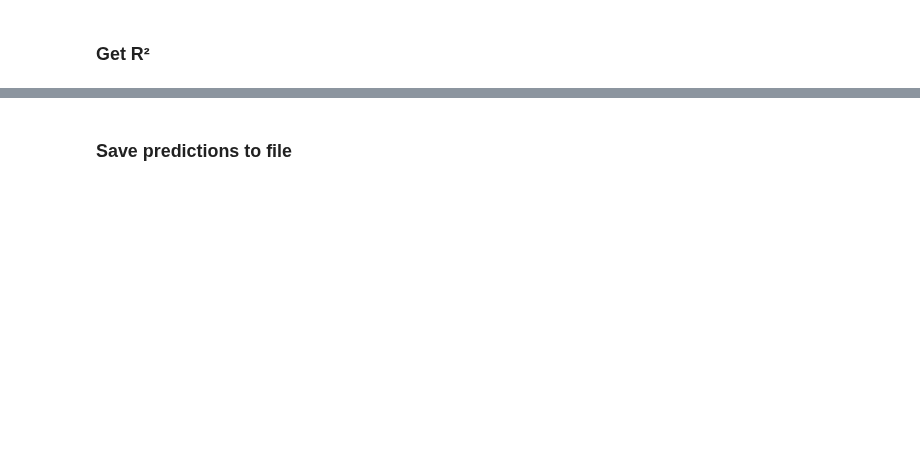
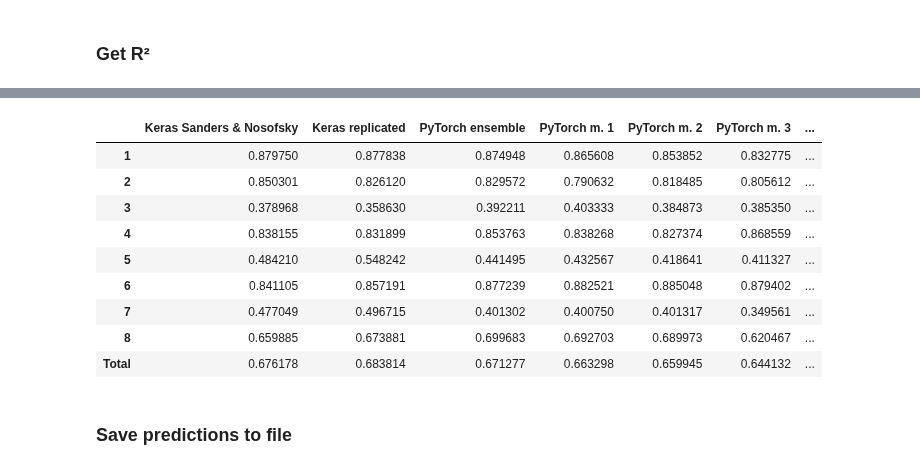
Before and after one commit to dominikpegler/mds_cnn, a Jupyter notebook: sanders_nosofsky_2020/fit_ensemble_pytorch.ipynb, the cells around one changed output, grey strips where cells are left out. Cells and saved outputs as stored; diff of their text form; code cells hidden in the pictures; blank space fills up the shorter version.

```diff
--- a/sanders_nosofsky_2020/fit_ensemble_pytorch.ipynb
+++ b/sanders_nosofsky_2020/fit_ensemble_pytorch.ipynb
@@ -331,7 +331,8 @@ data_transforms = {
         transforms.RandomResizedCrop(input_size, scale=(1, 1), ratio=(.33, 2.5)),
         transforms.RandomHorizontalFlip(),
         transforms.RandomVerticalFlip(),
-        transforms.RandomAffine(degrees=360, translate=(0.05, 0.05), shear=(-16, 16, -16, 16), scale=(.78, .89)),
+        #transforms.RandomAffine(degrees=360, translate=(0.2, 0.2), shear=(-16, 16, -16, 16), scale=(0.75, 1.)),
+        transforms.RandomAffine(degrees=360, translate=(0.2, 0.2), shear=(-16, 16, -16, 16), scale=(0.8, 1.4)),
         transforms.ColorJitter(brightness=(.95, 1.05), contrast=(.9, 1.1), saturation=(0.95, 1.15)), # new
         transforms.GaussianBlur(kernel_size=(1, 1), sigma=(.01, .5)), # new
         transforms.ToTensor(),
@@ -697,15 +752,16 @@ test_loader = DataLoader(test_dataset, batch_size=1, shuffle=False, num_workers=
 ### Run ensemble models (CNNs) ...
 ... to collect their individual predictions
 # %%
-test_pred = []
-rocks_120_pred = []
-n_ensemble = 1
+test_pred_ = []
+rocks_120_pred_ = []
 for e in range(n_ensemble):
     model = load_pretrained_model(e)
     pred = predict(model, test_loader)
-    test_pred.append(pred)
-    rocks_120_pred.append(predict(model, pred_loader, unlabeled=True))
+    test_pred_.append(pred)
+    rocks_120_pred_.append(predict(model, pred_loader, unlabeled=True))
 
 
-test_pred = np.mean(test_pred, 0)
-rocks_120_pred = np.mean(rocks_120_pred, 0)
+test_pred = np.mean(test_pred_, 0)
+rocks_120_pred = np.mean(rocks_120_pred_, 0)
+
+rocks_120_pred_ = np.array(rocks_120_pred_)
@@ -824,0 +791,20 @@ print(r2_score(Y_120, rocks_120_pred))
+# %%
+cnn_pred_file = "CNN Predictions/MDS Dimensions/cnn_predicted_mds_120.txt"
+cnn_pred = np.loadtxt(cnn_pred_file)
+
+cnn_keras_pred_file = "CNN Predictions/MDS Dimensions/cnn_keras_predicted_mds_120.txt"
+cnn_keras_pred = np.loadtxt(cnn_keras_pred_file)
+
+df_corr = pd.DataFrame(index=range(1,9))
+
+for dim in range(1, 9):
+    df_corr.loc[dim, "Keras Sanders & Nosofsky"] = np.corrcoef(cnn_pred[:, dim-1], Y_120[:, dim-1]).min()
+    df_corr.loc[dim, "Keras replicated"] = np.corrcoef(cnn_keras_pred[:, dim-1], Y_120[:, dim-1]).min()
+    df_corr.loc[dim, "PyTorch ensemble"] = np.corrcoef(rocks_120_pred[:, dim-1], Y_120[:, dim-1]).min()
+    for i in range(len(rocks_120_pred_)):
+        df_corr.loc[dim, f"PyTorch m. {i+1}"] = np.corrcoef(rocks_120_pred_[i, :, dim-1], Y_120[:, dim-1]).min()
+
+df_corr.loc["Total", :] = df_corr.mean(axis=0)
+df_corr["Best model"] = df_corr.columns[df_corr.values.argmax(axis=1)]
+
+df_corr.T[["Total"]].drop("Best model", axis=0).sort_values("Total", ascending=False)
@@ -825,3 +826,16 @@ print(r2_score(Y_120, rocks_120_pred))
+# %%
+df_corr
+# %% [output]
+|  | Keras Sanders & Nosofsky | Keras replicated | PyTorch ensemble | PyTorch m. 1 | PyTorch m. 2 | PyTorch m. 3 | ... |
+| 1 | 0.879750 | 0.877838 | 0.874948 | 0.865608 | 0.853852 | 0.832775 | ... |
+| 2 | 0.850301 | 0.826120 | 0.829572 | 0.790632 | 0.818485 | 0.805612 | ... |
+| 3 | 0.378968 | 0.358630 | 0.392211 | 0.403333 | 0.384873 | 0.385350 | ... |
+| 4 | 0.838155 | 0.831899 | 0.853763 | 0.838268 | 0.827374 | 0.868559 | ... |
+| 5 | 0.484210 | 0.548242 | 0.441495 | 0.432567 | 0.418641 | 0.411327 | ... |
+| 6 | 0.841105 | 0.857191 | 0.877239 | 0.882521 | 0.885048 | 0.879402 | ... |
+| 7 | 0.477049 | 0.496715 | 0.401302 | 0.400750 | 0.401317 | 0.349561 | ... |
+| 8 | 0.659885 | 0.673881 | 0.699683 | 0.692703 | 0.689973 | 0.620467 | ... |
+| Total | 0.676178 | 0.683814 | 0.671277 | 0.663298 | 0.659945 | 0.644132 | ... |
 # %% [markdown]
 ### Save predictions to file
 # %%
```
Also changed, not shown: parts of 22 cells of this notebook, 2 other files.
